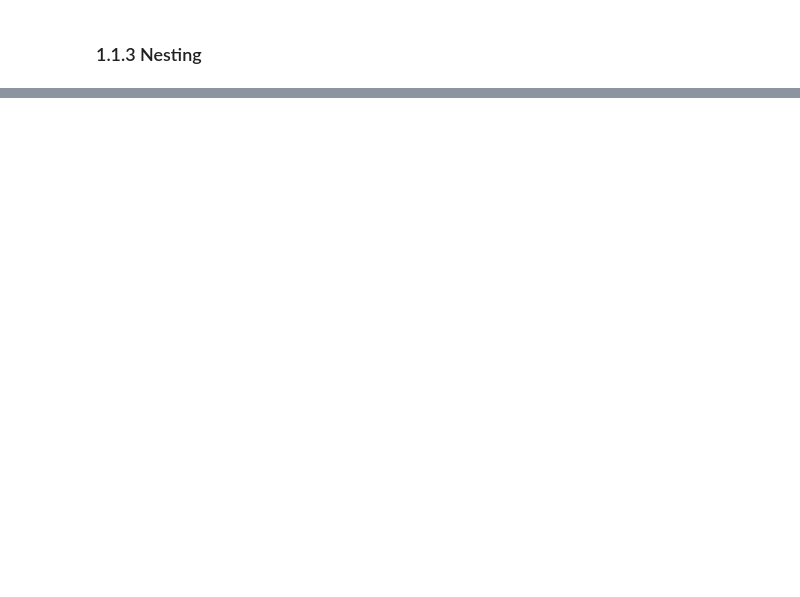
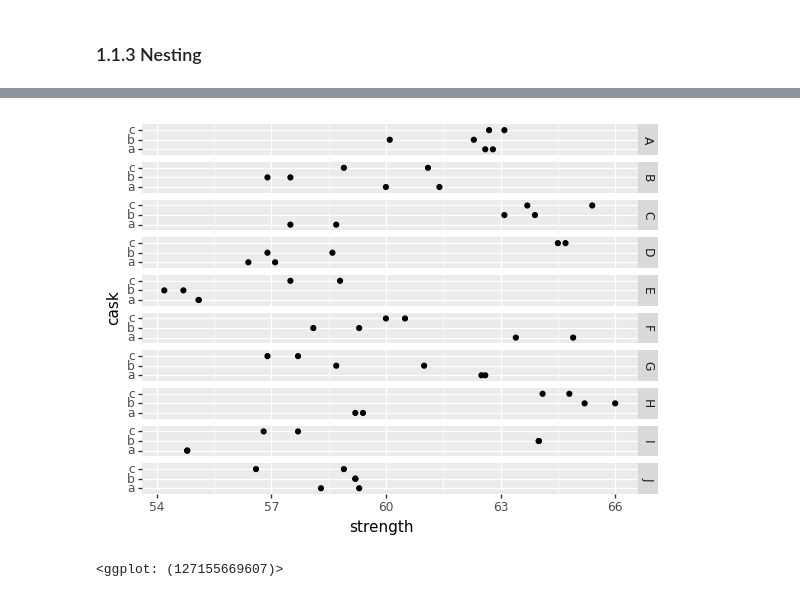
Before and after one commit to amahjourwalid/CA-HMMA307, a Jupyter notebook: Random and Mixed Effects Models.ipynb, the cells around one changed output, grey strips where cells are left out. Cells and saved outputs as stored; diff of their text form; code cells hidden in the pictures; blank space fills up the shorter version.

```diff
--- a/Random and Mixed Effects Models.ipynb
+++ b/Random and Mixed Effects Models.ipynb
@@ -209,2 +206,5 @@ Group Var  3.086676e-16  5.474651e-03
 # %% [markdown]
 ### 1.1.3 Nesting
+# %%
+Pastes=pd.read_csv('Pastes.csv',sep=" ")
+Pastes.head()
@@ -210,0 +237,5 @@ Group Var  3.086676e-16  5.474651e-03
+# %%
+(ggplot(Pastes)+ aes(x='strength', y='cask')+ geom_point()+ labs( x='strength', y='cask')+ facet_grid('batch~'))
+# %% [output]
+[figure, added]
+<ggplot: (127155669607)>
```
Also changed, not shown: parts of 9 cells of this notebook, 1 other file.
